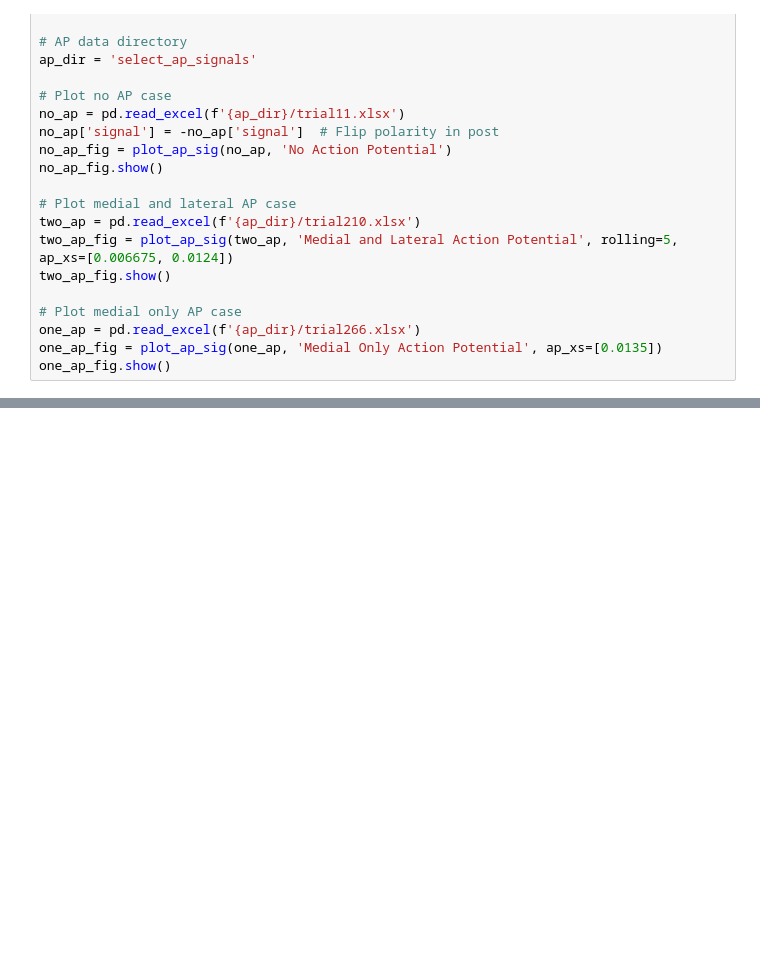
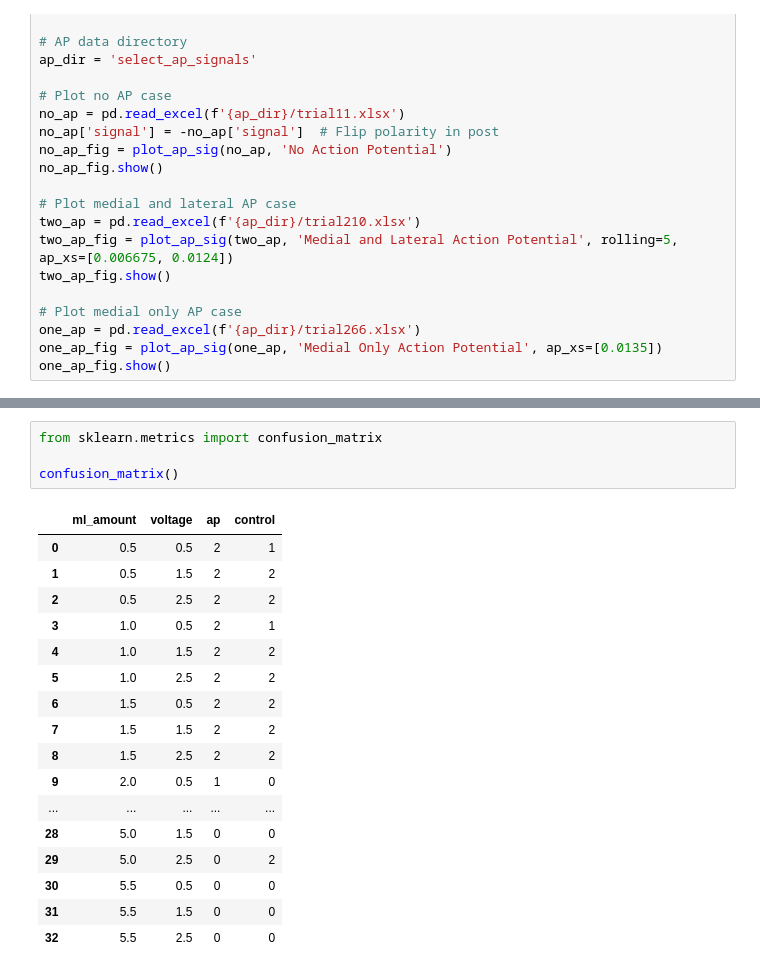
Before and after one commit to jwgerlach00/na_channel_blocker_annelid, a Jupyter notebook: data/data.ipynb, the cells around one changed output, grey strips where cells are left out. Drawn from its saved outputs; the diff is of its cells as text; blank space fills up the shorter version.

```diff
--- a/data/data.ipynb
+++ b/data/data.ipynb
@@ -131,0 +165,22 @@ one_ap_fig.show()
+# %%
+from sklearn.metrics import confusion_matrix
+
+confusion_matrix()
+# %% [output]
+|  | ml_amount | voltage | ap | control |
+| 0 | 0.5 | 0.5 | 2 | 1 |
+| 1 | 0.5 | 1.5 | 2 | 2 |
+| 2 | 0.5 | 2.5 | 2 | 2 |
+| 3 | 1.0 | 0.5 | 2 | 1 |
+| 4 | 1.0 | 1.5 | 2 | 2 |
+| 5 | 1.0 | 2.5 | 2 | 2 |
+| 6 | 1.5 | 0.5 | 2 | 2 |
+| 7 | 1.5 | 1.5 | 2 | 2 |
+| 8 | 1.5 | 2.5 | 2 | 2 |
+| 9 | 2.0 | 0.5 | 1 | 0 |
+| ... | ... | ... | ... | ... |
+| 28 | 5.0 | 1.5 | 0 | 0 |
+| 29 | 5.0 | 2.5 | 0 | 2 |
+| 30 | 5.5 | 0.5 | 0 | 0 |
+| 31 | 5.5 | 1.5 | 0 | 0 |
+| 32 | 5.5 | 2.5 | 0 | 0 |
```
Also changed, not shown: parts of 7 cells of this notebook.
